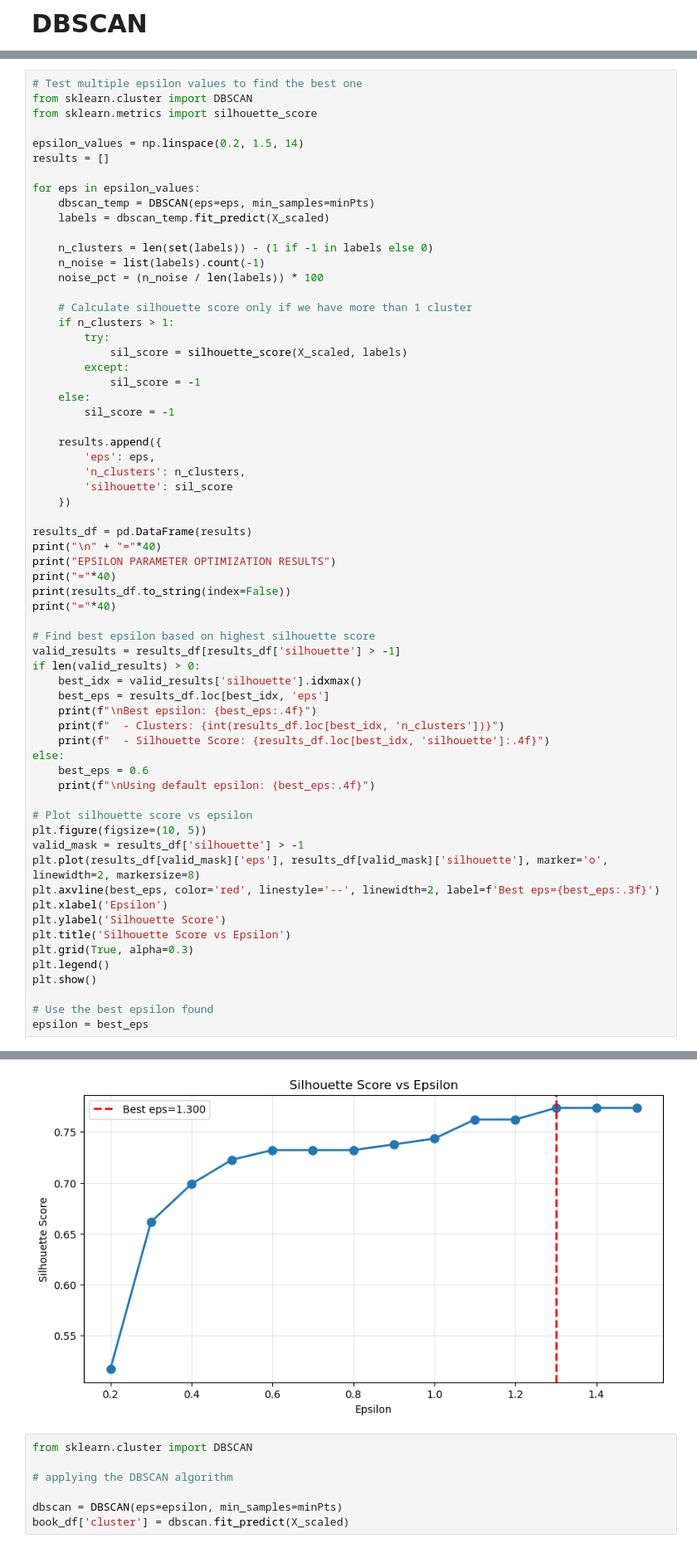
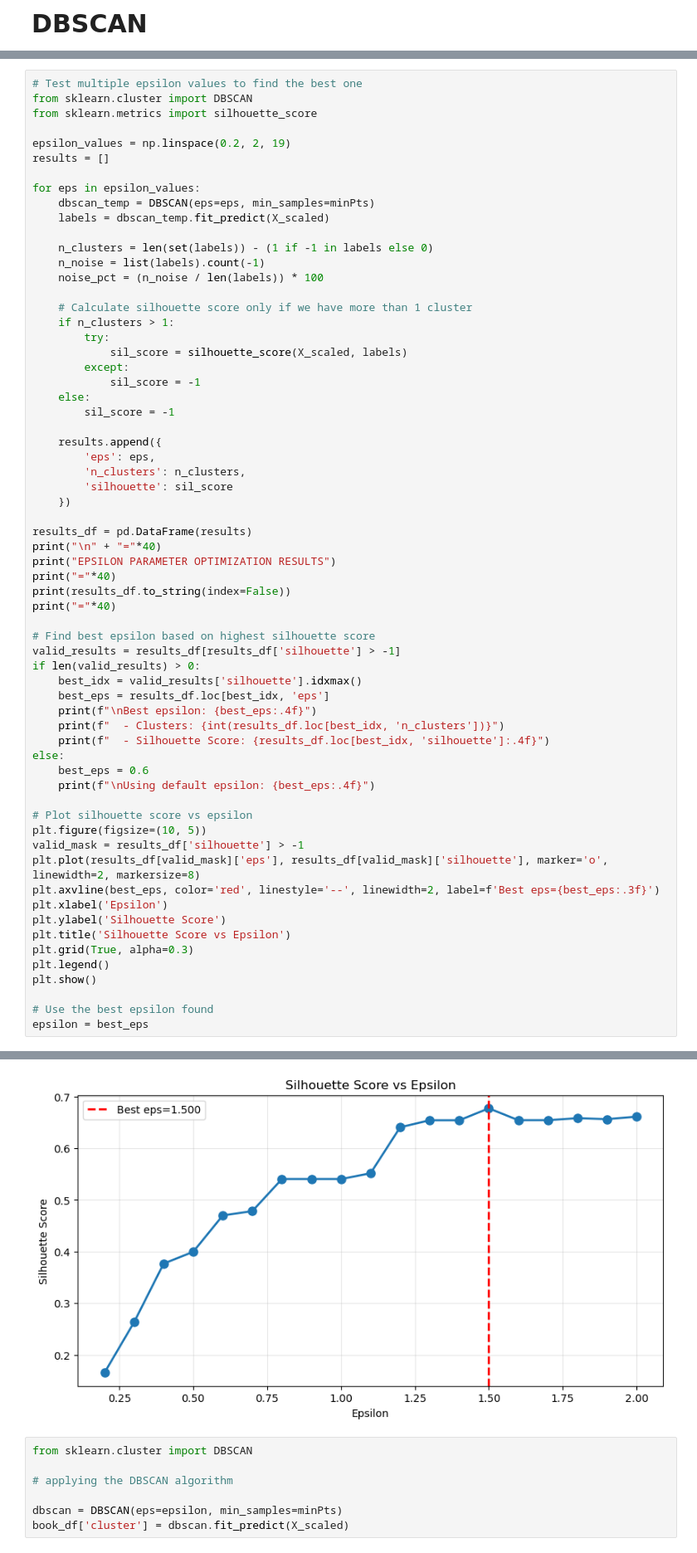
Before and after one commit to mustafaots/Library-Optimization-and-Book-Recommendation-Data-Mining-Project, a Jupyter notebook: notebooks/models/clustering-2/model.ipynb, the cells around one changed output, grey strips where cells are left out. Shown at 83% size. Saved outputs shown, nothing was run; the diff lists cells and outputs as text.

```diff
--- a/notebooks/models/clustering-2/model.ipynb
+++ b/notebooks/models/clustering-2/model.ipynb
@@ -248,7 +248,7 @@ Selected minPts: 8
 from sklearn.cluster import DBSCAN
 from sklearn.metrics import silhouette_score
 
-epsilon_values = np.linspace(0.2, 1.5, 14)
+epsilon_values = np.linspace(0.2, 2, 19)
 results = []
 
 for eps in epsilon_values:
@@ -328,4 +328,4 @@ Best epsilon: 1.3000
-[figure, old version]
+[figure, new version]
 # %%
 from sklearn.cluster import DBSCAN
 
```
Also changed, not shown: parts of 14 cells of this notebook, 2 other files.
